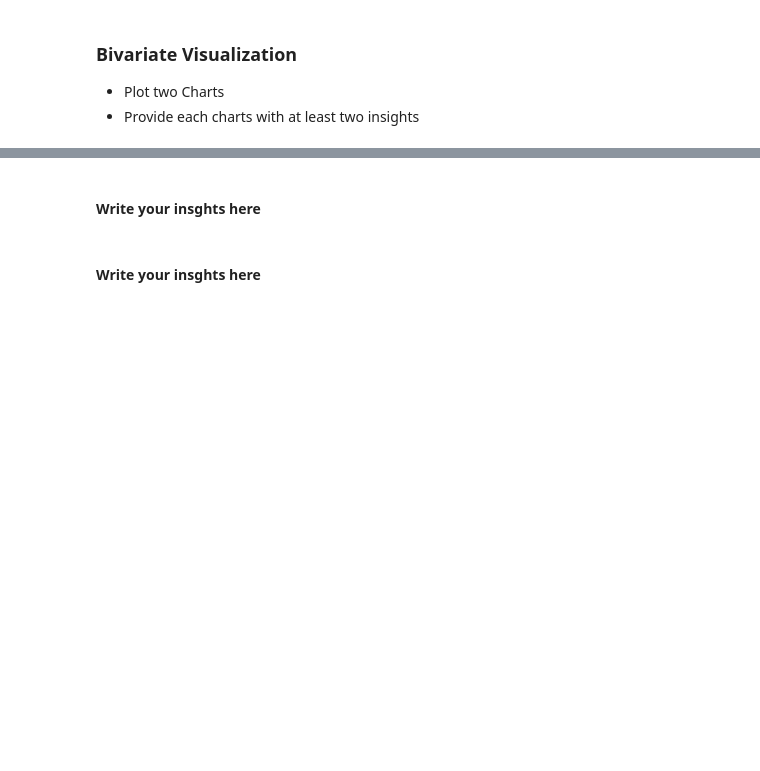
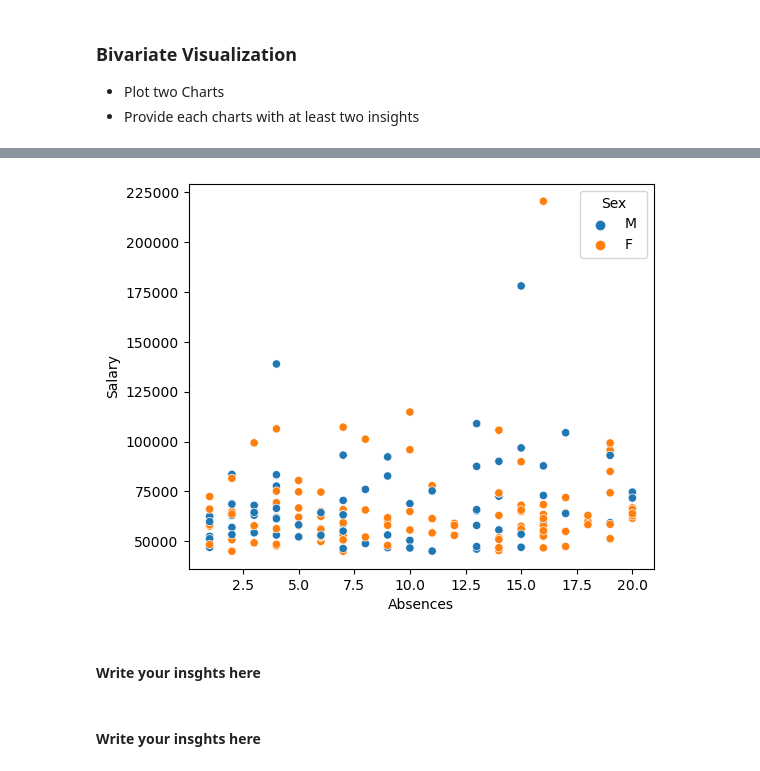
Before and after one commit to Tuwaiq-Data-Science-Bootcamp-V2/EDA-Lab1, a Jupyter notebook: EDA_Assignment .ipynb, the cells around one changed output, grey strips where cells are left out. Saved outputs shown, nothing was run; the diff lists cells and outputs as text; code cells hidden in the pictures; blank space fills up the shorter version.

```diff
--- a/EDA_Assignment .ipynb
+++ b/EDA_Assignment .ipynb
@@ -17,3 +85,9 @@
+# %%
+plt.figure(figsize=(6,5))
+
+sns.scatterplot( data=hr, x="Absences", y="Salary", hue="Sex");
+# %% [output]
+[figure, added]
 # %% [markdown]
 #### Write your insghts here
 # %% [markdown]
```
Also changed, not shown: parts of 21 cells of this notebook.
